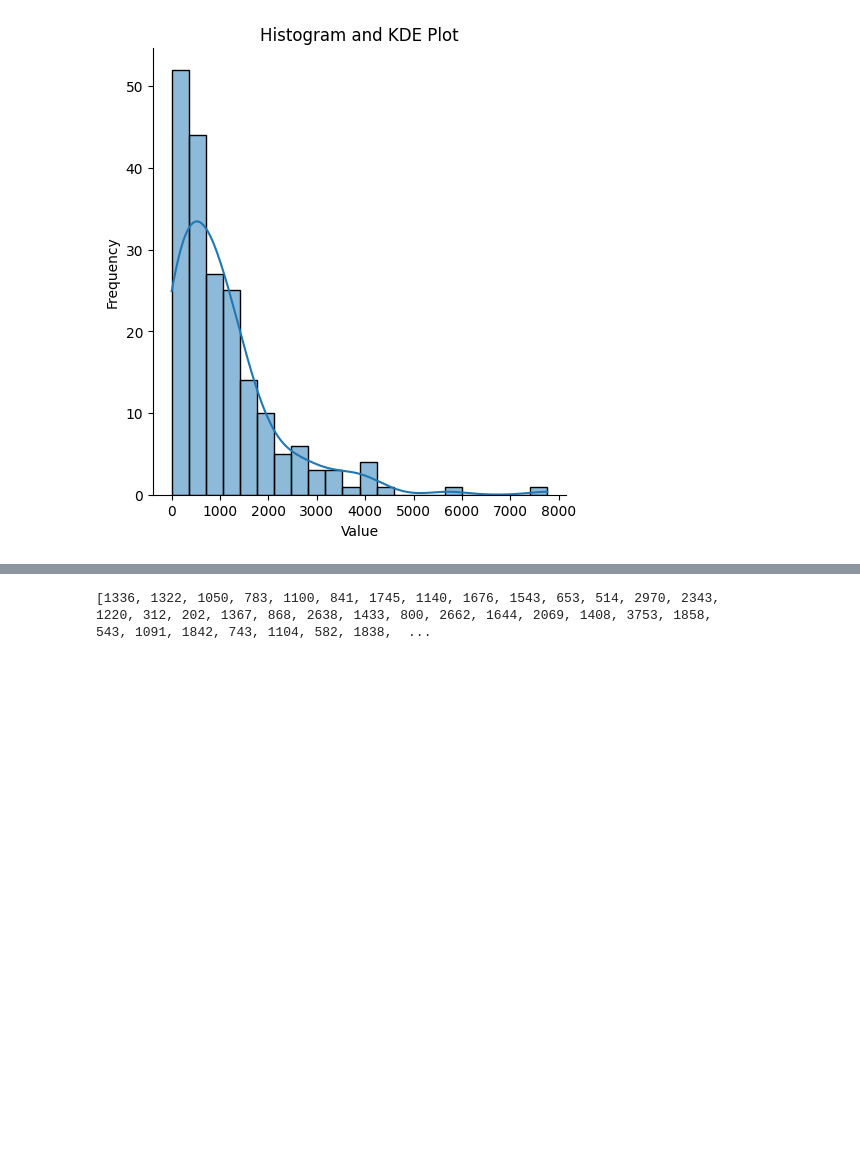
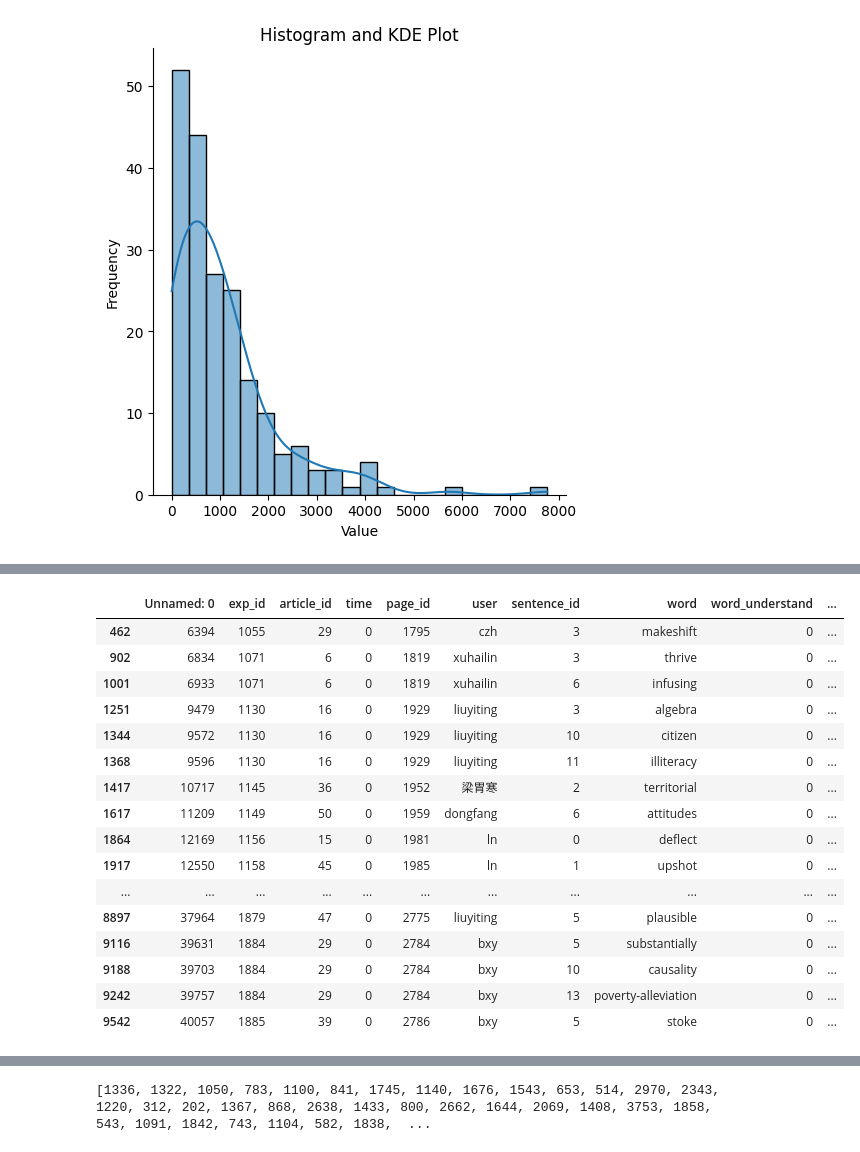
Before and after one commit to WhiteBlacken/eye_algorithm, a Jupyter notebook: skip_feature_analysis_final.ipynb, the cells around one changed output, grey strips where cells are left out. Saved outputs shown, nothing was run; the diff lists cells and outputs as text; code cells hidden in the pictures; blank space fills up the shorter version.

```diff
--- a/model_demo_diff_final.ipynb
+++ b/skip_feature_analysis_final.ipynb
@@ -206,0 +122,21 @@ len(skip_with_correct[(skip_with_correct['word_understand']==0) & (skip_with_cor
+# %%
+# 挑case看看
+skip_with_correct[(skip_with_correct['word_understand']==0) & (skip_with_correct['fixation_duration']==0)]
+# %% [output]
+|  | Unnamed: 0 | exp_id | article_id | time | page_id | user | sentence_id | word | word_understand | ... |
+| 462 | 6394 | 1055 | 29 | 0 | 1795 | czh | 3 | makeshift | 0 | ... |
+| 902 | 6834 | 1071 | 6 | 0 | 1819 | xuhailin | 3 | thrive | 0 | ... |
+| 1001 | 6933 | 1071 | 6 | 0 | 1819 | xuhailin | 6 | infusing | 0 | ... |
+| 1251 | 9479 | 1130 | 16 | 0 | 1929 | liuyiting | 3 | algebra | 0 | ... |
+| 1344 | 9572 | 1130 | 16 | 0 | 1929 | liuyiting | 10 | citizen | 0 | ... |
+| 1368 | 9596 | 1130 | 16 | 0 | 1929 | liuyiting | 11 | illiteracy | 0 | ... |
+| 1417 | 10717 | 1145 | 36 | 0 | 1952 | 梁胃寒 | 2 | territorial | 0 | ... |
+| 1617 | 11209 | 1149 | 50 | 0 | 1959 | dongfang | 6 | attitudes | 0 | ... |
+| 1864 | 12169 | 1156 | 15 | 0 | 1981 | ln | 0 | deflect | 0 | ... |
+| 1917 | 12550 | 1158 | 45 | 0 | 1985 | ln | 1 | upshot | 0 | ... |
+| ... | ... | ... | ... | ... | ... | ... | ... | ... | ... | ... |
+| 8897 | 37964 | 1879 | 47 | 0 | 2775 | liuyiting | 5 | plausible | 0 | ... |
+| 9116 | 39631 | 1884 | 29 | 0 | 2784 | bxy | 5 | substantially | 0 | ... |
+| 9188 | 39703 | 1884 | 29 | 0 | 2784 | bxy | 10 | causality | 0 | ... |
+| 9242 | 39757 | 1884 | 29 | 0 | 2784 | bxy | 13 | poverty-alleviation | 0 | ... |
+| 9542 | 40057 | 1885 | 39 | 0 | 2786 | bxy | 5 | stoke | 0 | ... |
```
Also changed, not shown: parts of 20 cells of this notebook, 2 other files.
